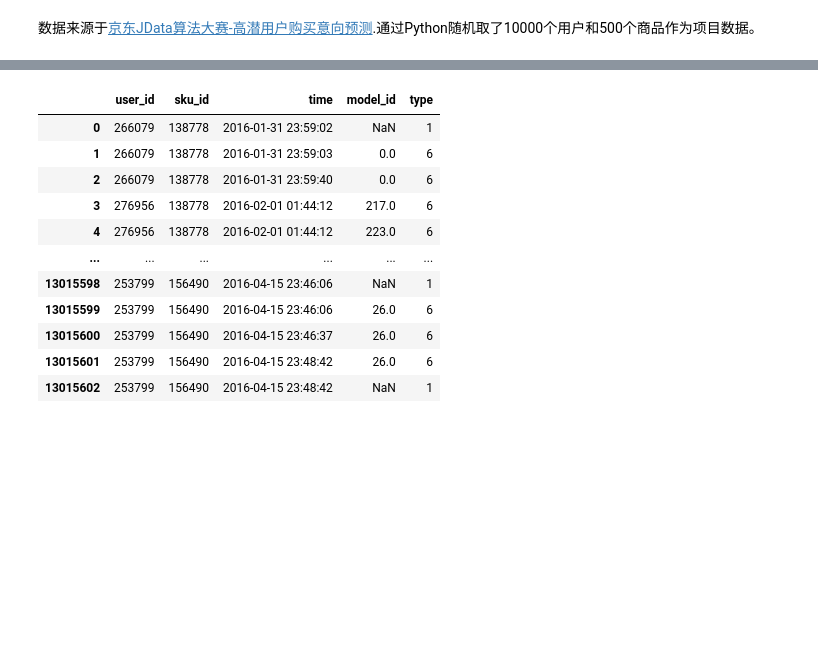
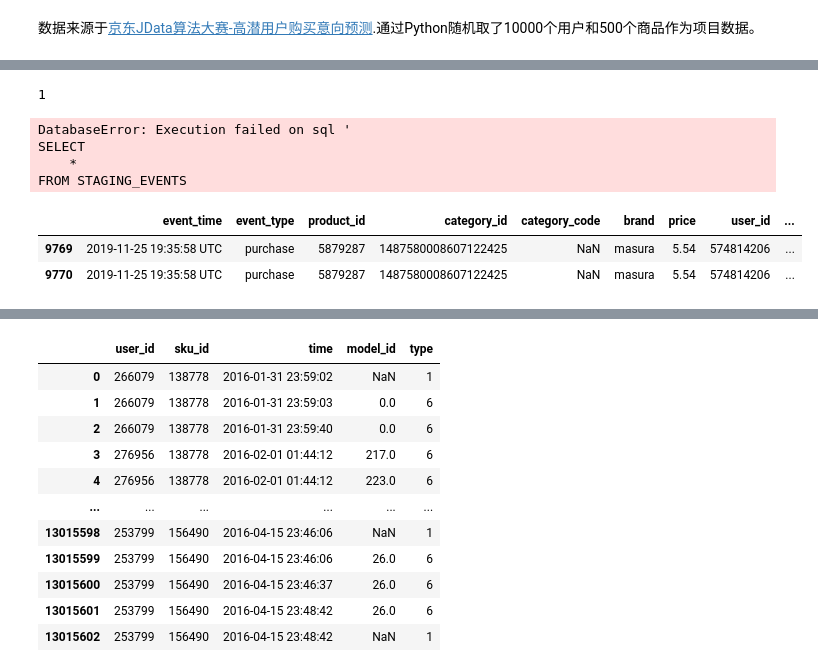
Before and after one commit to UpcaseM/user_profile, a Jupyter notebook: notebook/0_create_database.ipynb, the cells around one changed output, grey strips where cells are left out. Drawn from its saved outputs; the diff is of its cells as text; code cells hidden in the pictures; blank space fills up the shorter version.

```diff
--- a/notebook/0_create_database.ipynb
+++ b/notebook/0_create_database.ipynb
@@ -90,0 +180,26 @@ conn = sqlite3.connect(data_dir + r'/user_behavior/dw.db')
+# %%
+a = None
+if not a:
+    print(1)
+# %% [output]
+1
+# %%
+sql = """
+SELECT
+    *
+FROM STAGING_EVENTS
+LIMIT 5000
+"""
+pd.read_sql(sql, conn)
+# %% [output]
+DatabaseError: Execution failed on sql '
+SELECT
+    *
+FROM STAGING_EVENTS
+# %%
+# purchase directly
+df_events.query('user_session == "93f5a7c3-1f82-6965-966b-c465921e1821"')
+# %% [output]
+|  | event_time | event_type | product_id | category_id | category_code | brand | price | user_id | ... |
+| 9769 | 2019-11-25 19:35:58 UTC | purchase | 5879287 | 1487580008607122425 | NaN | masura | 5.54 | 574814206 | ... |
+| 9770 | 2019-11-25 19:35:58 UTC | purchase | 5879287 | 1487580008607122425 | NaN | masura | 5.54 | 574814206 | ... |
```
Also changed, not shown: parts of 66 cells of this notebook, 10 other files.
